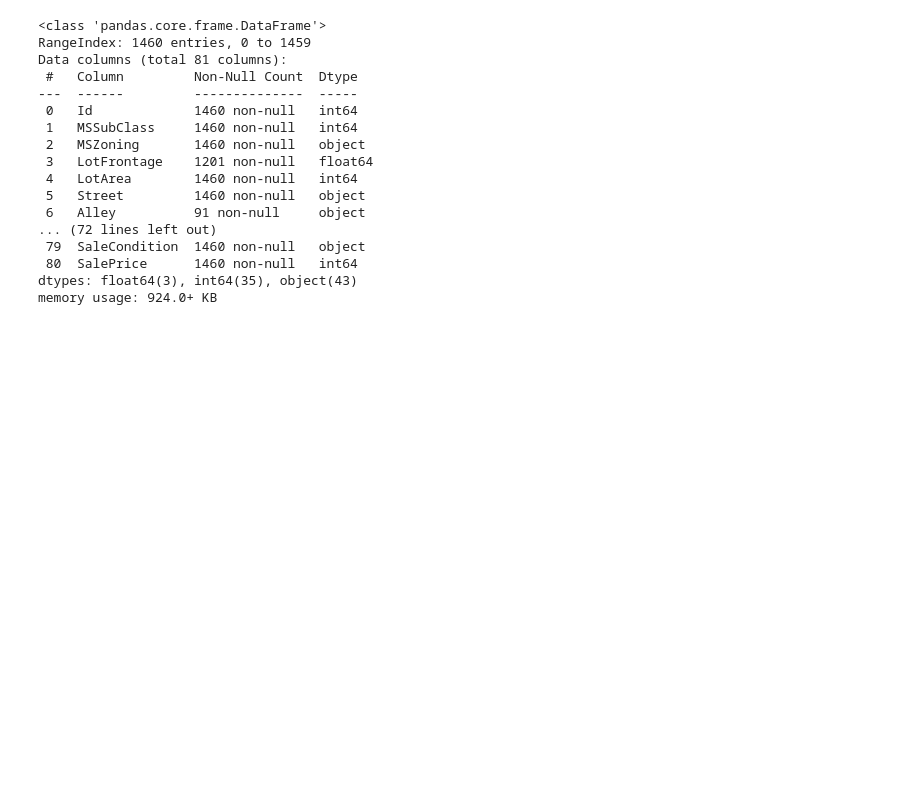
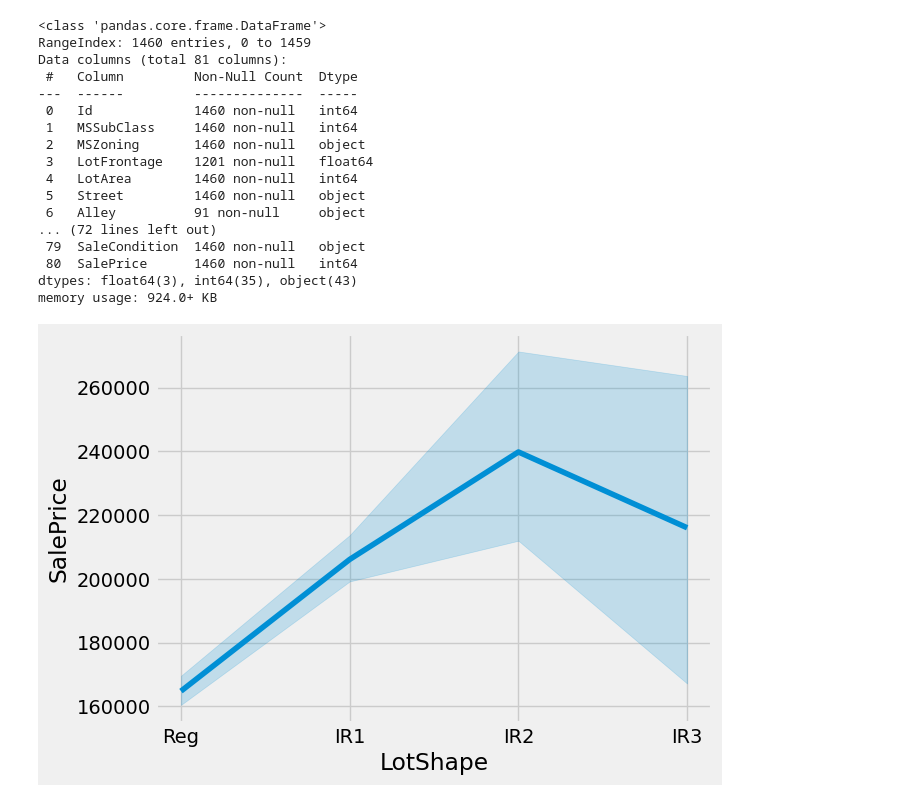
Before and after one commit to Spikes666/Data-Dive-4, a Jupyter notebook: main.ipynb, the cells around one changed output. Cells and saved outputs as stored; diff of their text form; code cells hidden in the pictures; blank space fills up the shorter version.

```diff
--- a/main.ipynb
+++ b/main.ipynb
@@ -38,6 +57,6 @@ import missingno as msno
 # %%
 # Read data
-df = (pd.read_csv('housing.csv', header = 0))
+house_df = (pd.read_csv('housing.csv', header = 0))
 # %%
 # Basic Info
 
@@ -60,3 +79,10 @@ Data columns (total 81 columns):
  80  SalePrice      1460 non-null   int64
 dtypes: float64(3), int64(35), object(43)
 memory usage: 924.0+ KB
+# %%
+## Looking at the irregularity of lot shape
+sns.lineplot(data=house_df,x='LotShape',y='SalePrice')
+
+ir1_df = house_df[house_df['LotShape']=='IR1']
+# %% [output]
+[figure, added]
```
Also changed, not shown: parts of 20 cells of this notebook.
